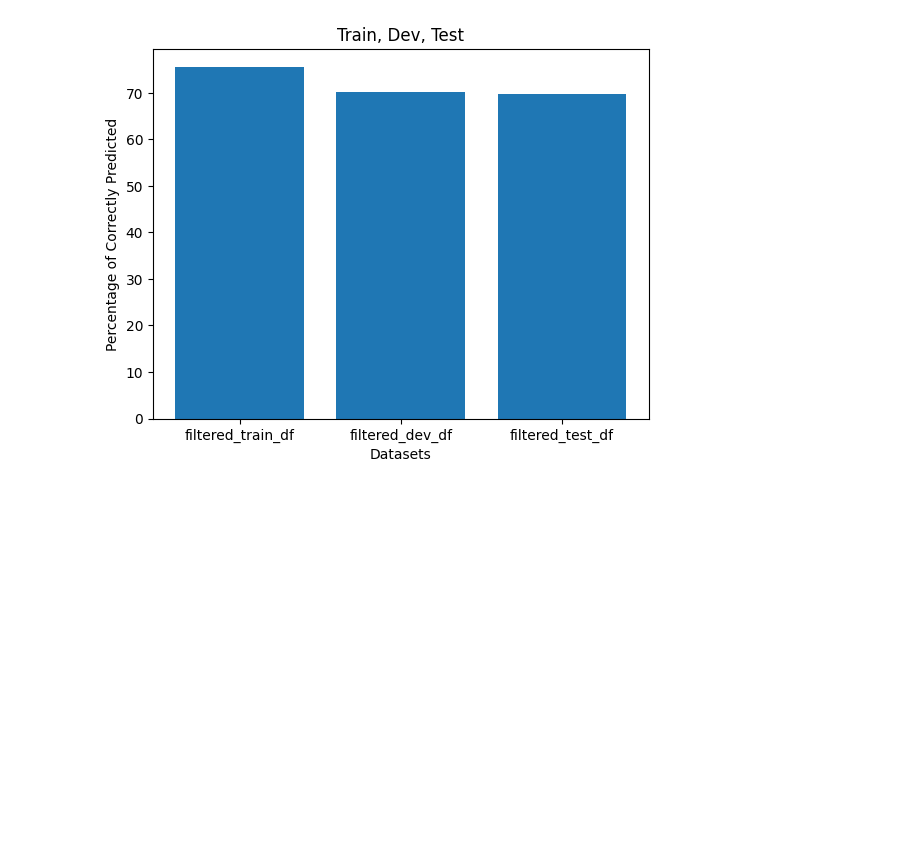
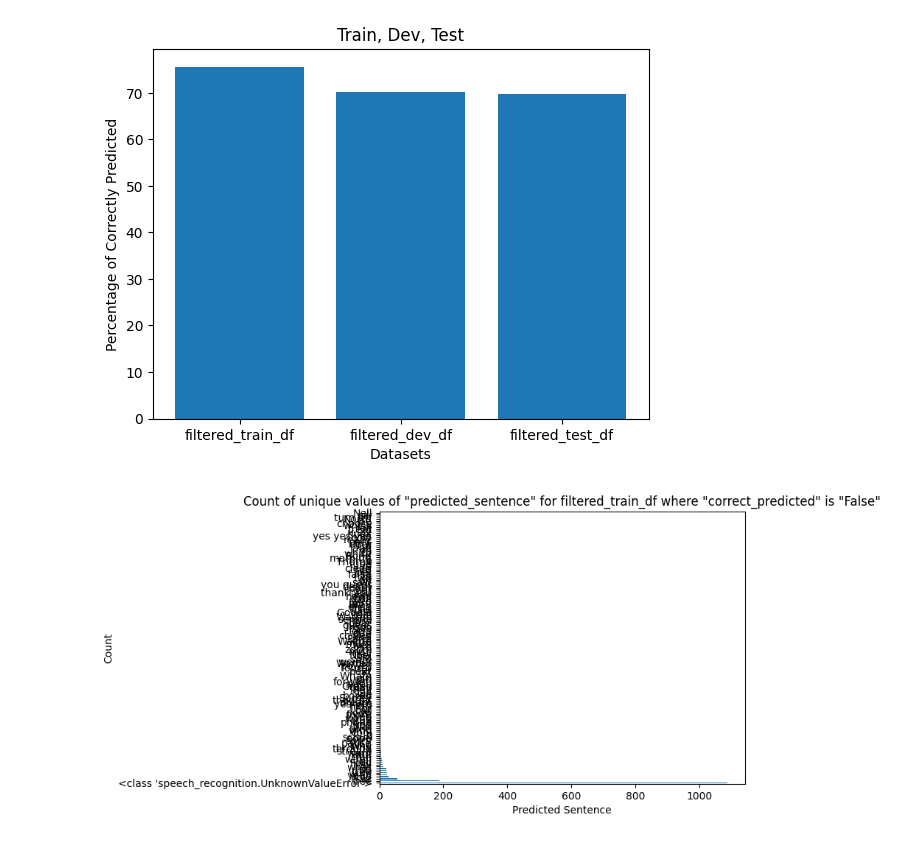
Before and after one commit to kevin-tournie/projectBigData, a Jupyter notebook: Modèles/googleAPIPerformanceAccuracyTrainDevTest.ipynb, the cells around one changed output. Cells and saved outputs as stored; diff of their text form; code cells hidden in the pictures; blank space fills up the shorter version.

Commit message:
unique values count for each answer(Yes/No, 1-4) for the train set

```diff
--- a/Modèles/googleAPIPerformanceAccuracyTrainDevTest.ipynb
+++ b/Modèles/googleAPIPerformanceAccuracyTrainDevTest.ipynb
@@ -36,3 +36,26 @@ plt.title('Train, Dev, Test')
 plt.show()
 # %% [output]
 [figure]
+# %%
+# filtered_train_df
+# filter the dataframe
+filtered_train_df_false = filtered_train_df[filtered_train_df['correct_predicted'] == False]
+filtered_train_df_false
+
+# Count the unique values of predicted_sentence
+predicted_sentence_counts = filtered_train_df_false['predicted_sentence'].value_counts()
+
+# Create the bar chart
+predicted_sentence_counts.plot(kind='barh')
+
+# Add x and y labels
+plt.xlabel('Predicted Sentence')
+plt.ylabel('Count')
+
+# Add a title
+plt.title('Count of unique values of "predicted_sentence" for filtered_train_df where "correct_predicted" is "False"')
+
+# Show the plot
+plt.show()
+# %% [output]
+[figure, added]
```
Also changed, not shown: parts of 2 cells of this notebook.
